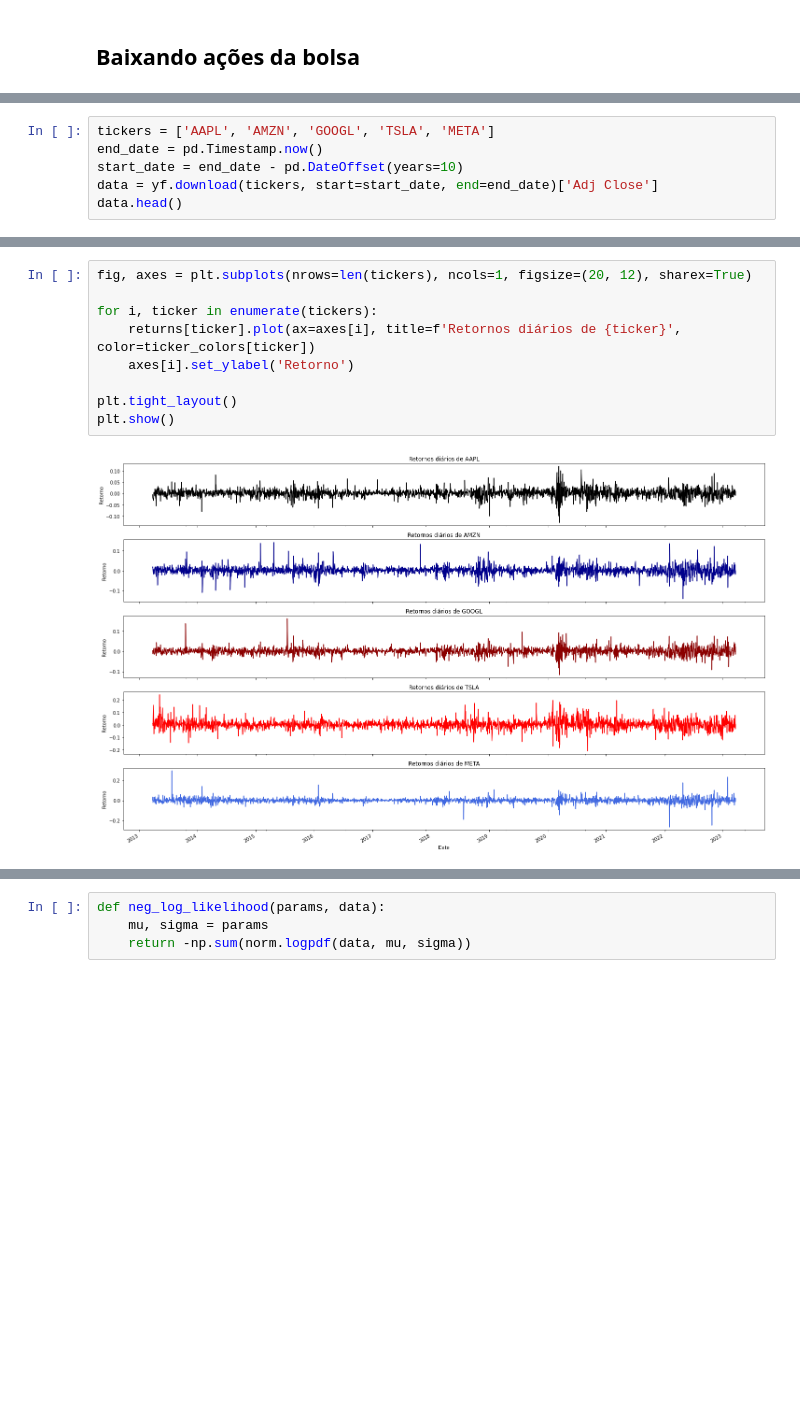
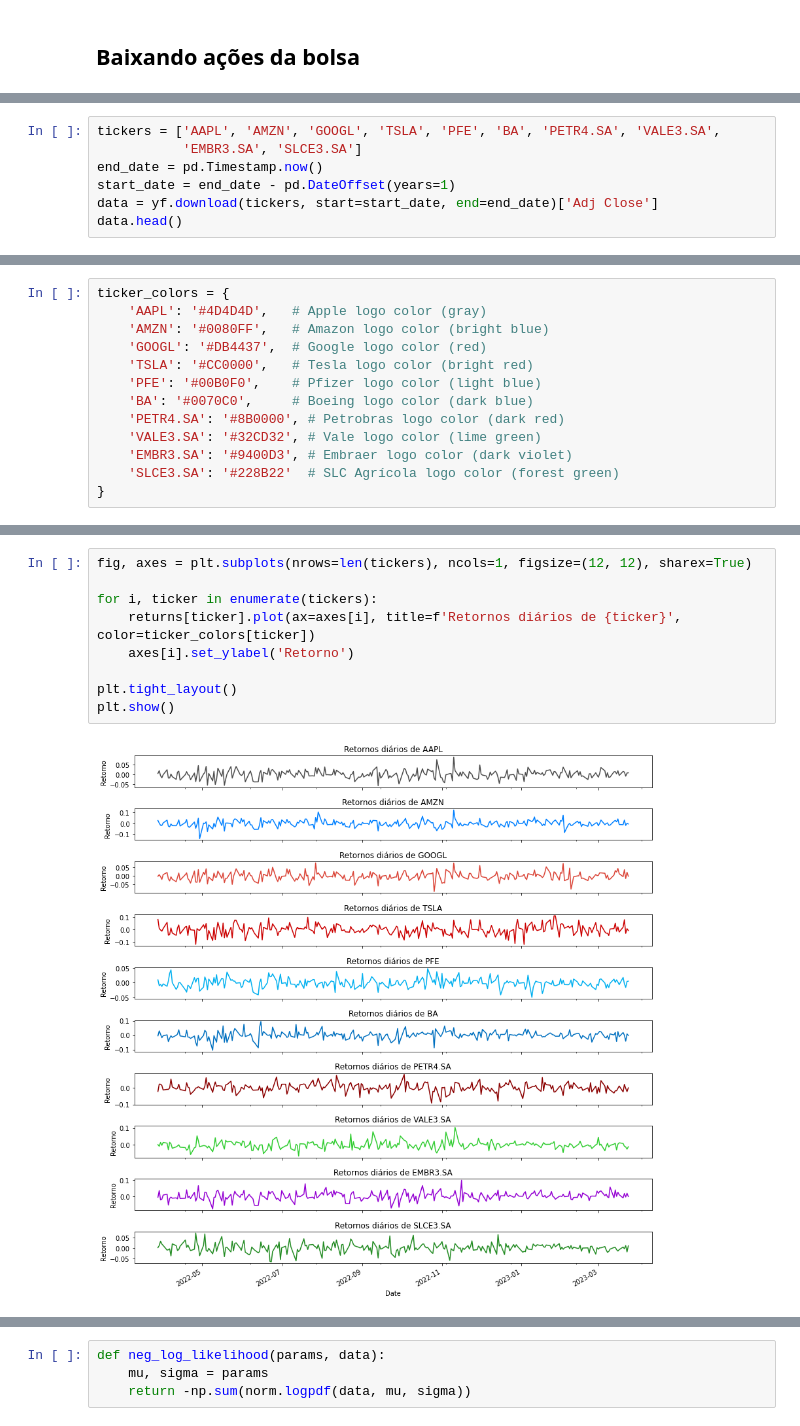
Before and after one commit to jvataidee/PesquisaOperacional, a Jupyter notebook: maxloglihood_portfolio.ipynb, the cells around one changed output, grey strips where cells are left out. Drawn from its saved outputs; the diff is of its cells as text; blank space fills up the shorter version.

```diff
--- a/maxloglihood_portfolio.ipynb
+++ b/maxloglihood_portfolio.ipynb
@@ -16,7 +27,8 @@ from scipy.stats import norm
 # %%
-tickers = ['AAPL', 'AMZN', 'GOOGL', 'TSLA', 'META']
+tickers = ['AAPL', 'AMZN', 'GOOGL', 'TSLA', 'PFE', 'BA', 'PETR4.SA', 'VALE3.SA',
+           'EMBR3.SA', 'SLCE3.SA']
 end_date = pd.Timestamp.now()
-start_date = end_date - pd.DateOffset(years=10)
+start_date = end_date - pd.DateOffset(years=1)
 data = yf.download(tickers, start=start_date, end=end_date)['Adj Close']
 data.head()
 # %% [output]
@@ -39,3 +43,16 @@ ticker_colors = {
+# %%
+ticker_colors = {
+    'AAPL': '#4D4D4D',   # Apple logo color (gray)
+    'AMZN': '#0080FF',   # Amazon logo color (bright blue)
+    'GOOGL': '#DB4437',  # Google logo color (red)
+    'TSLA': '#CC0000',   # Tesla logo color (bright red)
+    'PFE': '#00B0F0',    # Pfizer logo color (light blue)
+    'BA': '#0070C0',     # Boeing logo color (dark blue)
+    'PETR4.SA': '#8B0000', # Petrobras logo color (dark red)
+    'VALE3.SA': '#32CD32', # Vale logo color (lime green)
+    'EMBR3.SA': '#9400D3', # Embraer logo color (dark violet)
+    'SLCE3.SA': '#228B22'  # SLC Agrícola logo color (forest green)
+}
 # %%
 fig, ax = plt.subplots(figsize=(15, 8))
 
@@ -66,11 +85,11 @@ returns.head()
 # %%
-fig, axes = plt.subplots(nrows=len(tickers), ncols=1, figsize=(20, 12), sharex=True)
+fig, axes = plt.subplots(nrows=len(tickers), ncols=1, figsize=(12, 12), sharex=True)
 
 for i, ticker in enumerate(tickers):
     returns[ticker].plot(ax=axes[i], title=f'Retornos diários de {ticker}', color=ticker_colors[ticker])
     axes[i].set_ylabel('Retorno')
 
 plt.tight_layout()
 plt.show()
 # %% [output]
-[figure, old version]
+[figure, new version]
```
Also changed, not shown: parts of 14 cells of this notebook.
